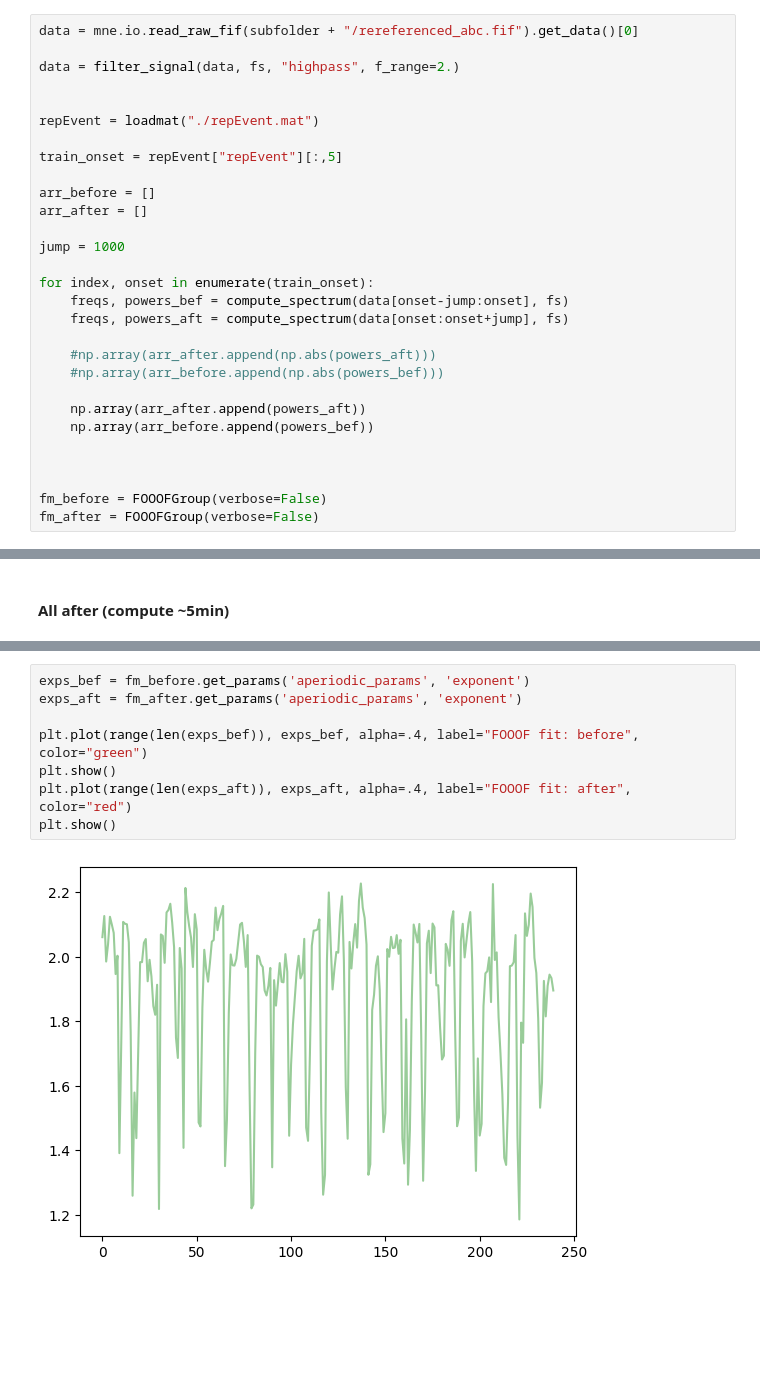
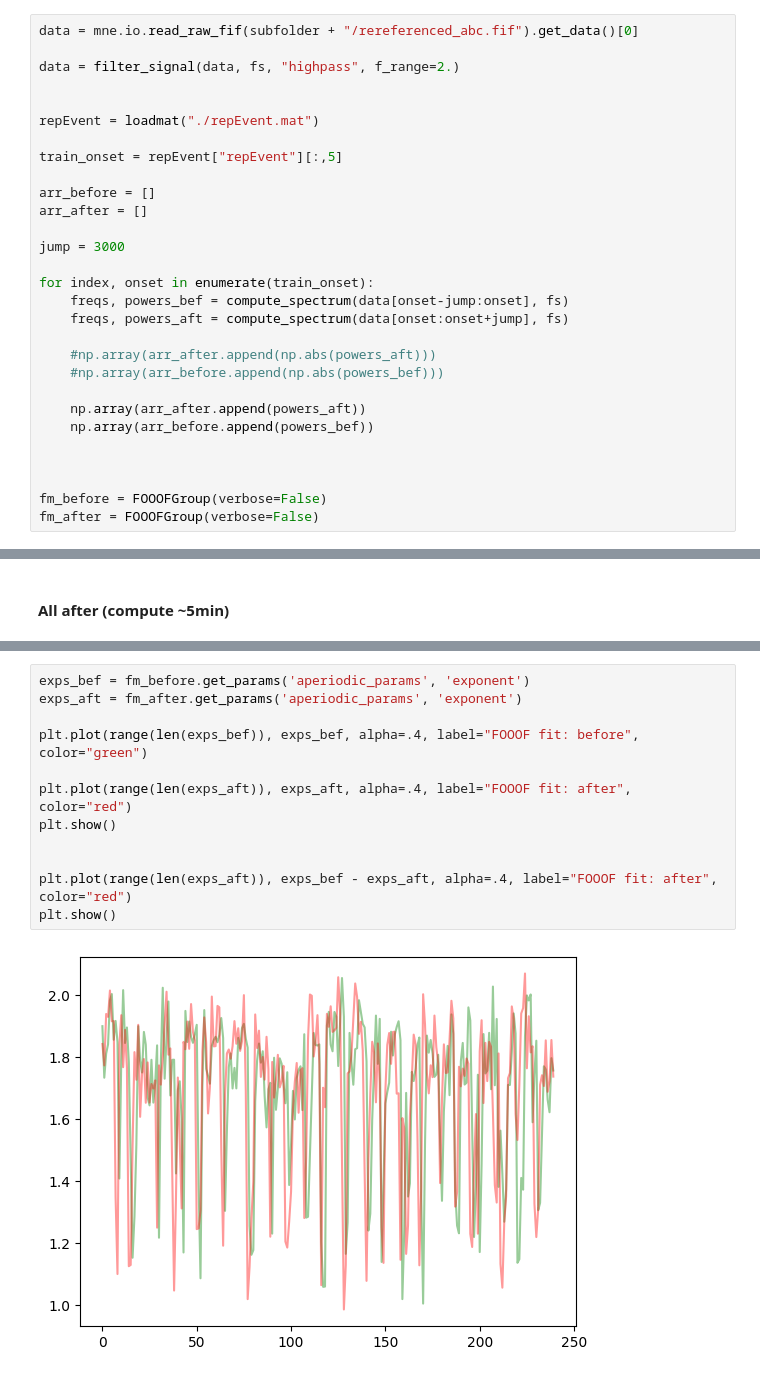
Before and after one commit to Altibertalt/SURF, a Jupyter notebook: index.ipynb, the cells around one changed output, grey strips where cells are left out. Cells and saved outputs as stored; diff of their text form; blank space fills up the shorter version.

```diff
--- a/index.ipynb
+++ b/index.ipynb
@@ -148,7 +154,7 @@ train_onset = repEvent["repEvent"][:,5]
 arr_before = []
 arr_after = []
 
-jump = 1000
+jump = 3000
 
 for index, onset in enumerate(train_onset):
     freqs, powers_bef = compute_spectrum(data[onset-jump:onset], fs)
@@ -246,10 +256,14 @@ plt.show()
 # %%
 exps_bef = fm_before.get_params('aperiodic_params', 'exponent')
 exps_aft = fm_after.get_params('aperiodic_params', 'exponent')
 
 plt.plot(range(len(exps_bef)), exps_bef, alpha=.4, label="FOOOF fit: before", color="green")
-plt.show()
+
 plt.plot(range(len(exps_aft)), exps_aft, alpha=.4, label="FOOOF fit: after", color="red")
 plt.show()
+
+
+plt.plot(range(len(exps_aft)), exps_bef - exps_aft, alpha=.4, label="FOOOF fit: after", color="red")
+plt.show()
 # %% [output]
-[figure, old version]
+[figure, new version]
```
Also changed, not shown: parts of 33 cells of this notebook.
